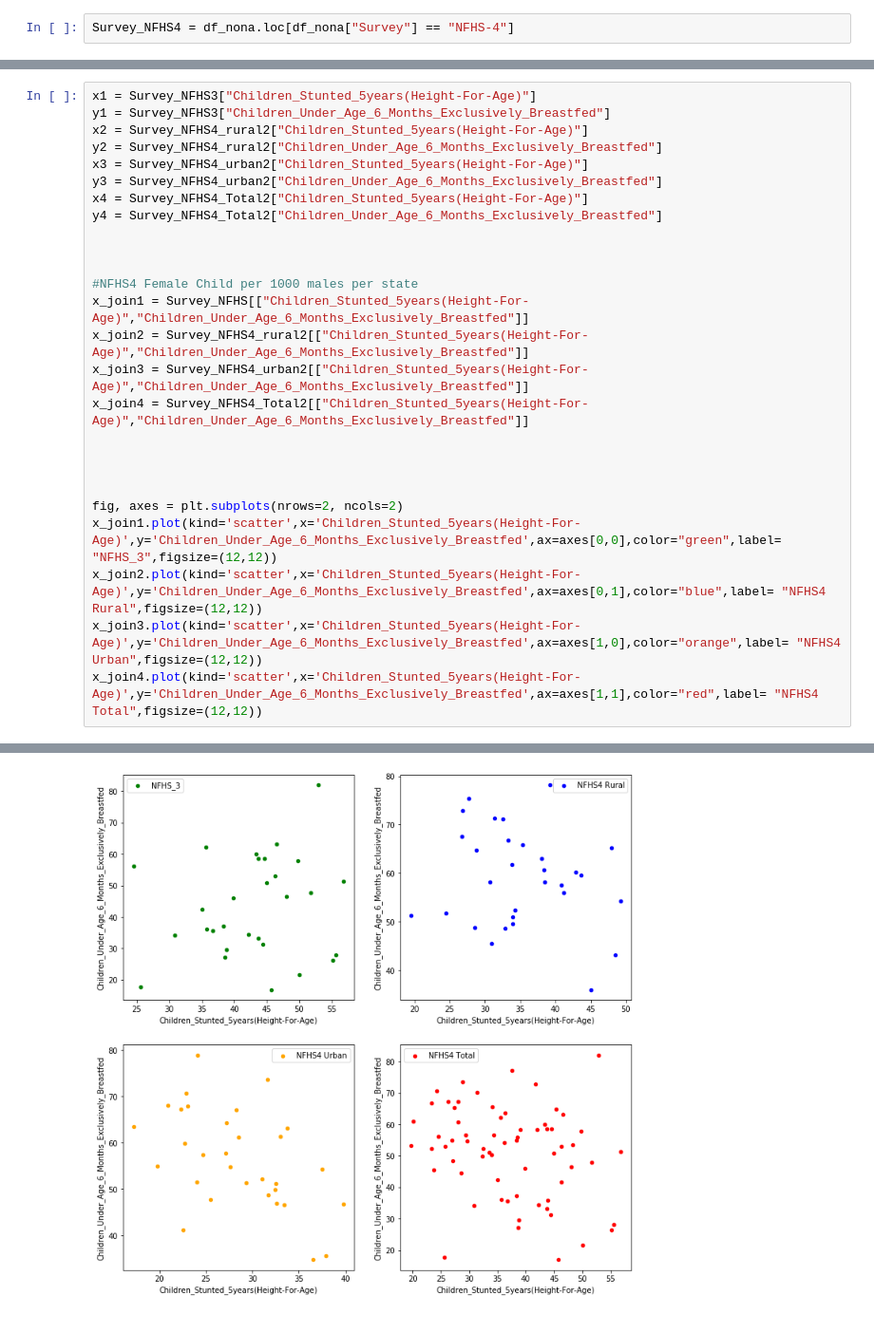
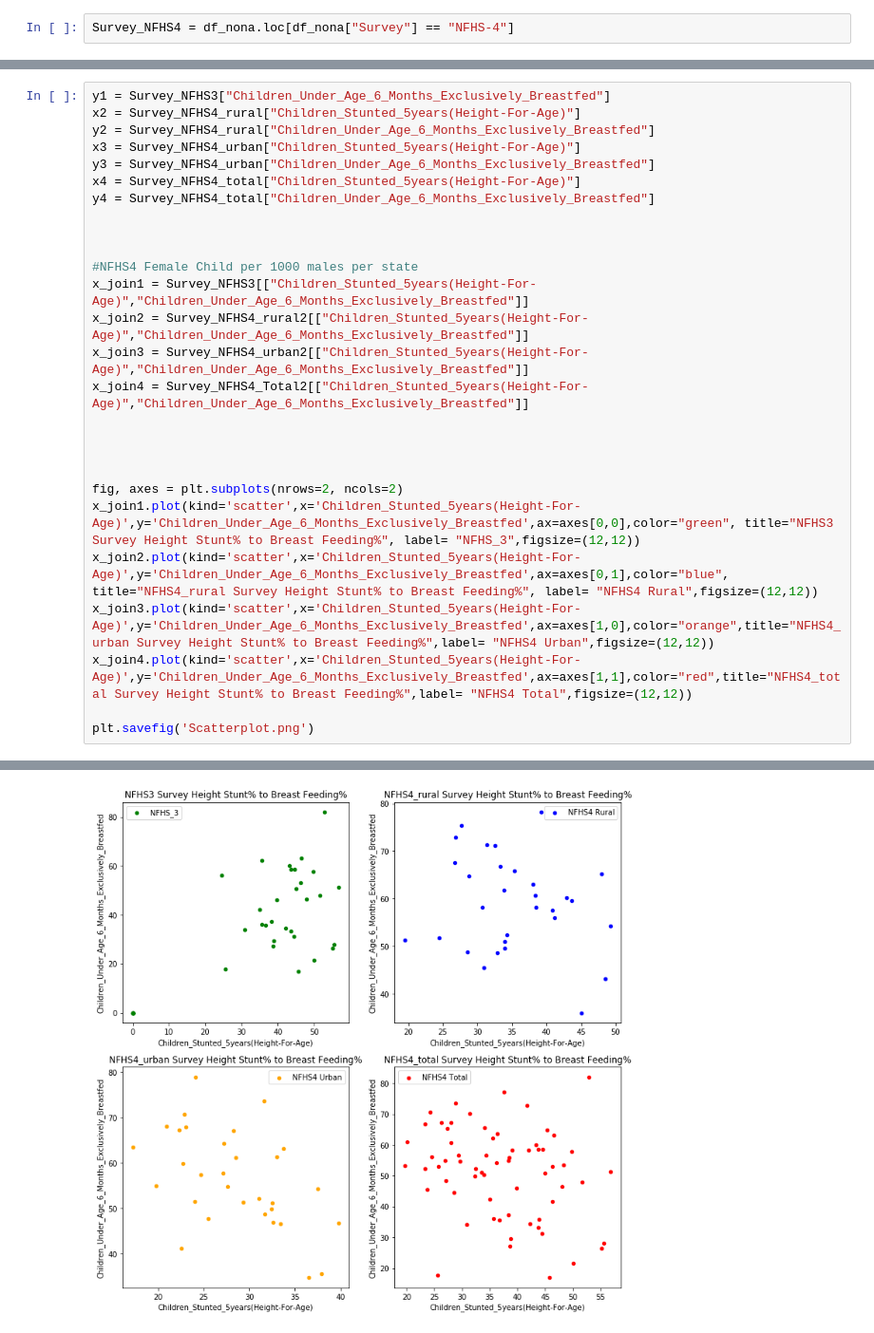
Before and after one commit to narayanan-nithya/Group_Project_Nutritional_Analysis_Of_Children_Under_Age_5, a Jupyter notebook: Visualization .ipynb, the cells around one changed output, grey strips where cells are left out. Shown at 95% size. Drawn from its saved outputs; the diff is of its cells as text.

```diff
--- a/Visualization .ipynb
+++ b/Visualization .ipynb
@@ -113,17 +138,16 @@ Bottomverustop.plot(kind="bar")
 # %%
-x1 = Survey_NFHS3["Children_Stunted_5years(Height-For-Age)"]
 y1 = Survey_NFHS3["Children_Under_Age_6_Months_Exclusively_Breastfed"]
-x2 = Survey_NFHS4_rural2["Children_Stunted_5years(Height-For-Age)"]
-y2 = Survey_NFHS4_rural2["Children_Under_Age_6_Months_Exclusively_Breastfed"]
-x3 = Survey_NFHS4_urban2["Children_Stunted_5years(Height-For-Age)"]
-y3 = Survey_NFHS4_urban2["Children_Under_Age_6_Months_Exclusively_Breastfed"]
-x4 = Survey_NFHS4_Total2["Children_Stunted_5years(Height-For-Age)"]
-y4 = Survey_NFHS4_Total2["Children_Under_Age_6_Months_Exclusively_Breastfed"]
+x2 = Survey_NFHS4_rural["Children_Stunted_5years(Height-For-Age)"]
+y2 = Survey_NFHS4_rural["Children_Under_Age_6_Months_Exclusively_Breastfed"]
+x3 = Survey_NFHS4_urban["Children_Stunted_5years(Height-For-Age)"]
+y3 = Survey_NFHS4_urban["Children_Under_Age_6_Months_Exclusively_Breastfed"]
+x4 = Survey_NFHS4_total["Children_Stunted_5years(Height-For-Age)"]
+y4 = Survey_NFHS4_total["Children_Under_Age_6_Months_Exclusively_Breastfed"]
 
 
 
 #NFHS4 Female Child per 1000 males per state
-x_join1 = Survey_NFHS[["Children_Stunted_5years(Height-For-Age)","Children_Under_Age_6_Months_Exclusively_Breastfed"]]
+x_join1 = Survey_NFHS3[["Children_Stunted_5years(Height-For-Age)","Children_Under_Age_6_Months_Exclusively_Breastfed"]]
 x_join2 = Survey_NFHS4_rural2[["Children_Stunted_5years(Height-For-Age)","Children_Under_Age_6_Months_Exclusively_Breastfed"]]
 x_join3 = Survey_NFHS4_urban2[["Children_Stunted_5years(Height-For-Age)","Children_Under_Age_6_Months_Exclusively_Breastfed"]]
 x_join4 = Survey_NFHS4_Total2[["Children_Stunted_5years(Height-For-Age)","Children_Under_Age_6_Months_Exclusively_Breastfed"]]
@@ -132,8 +156,10 @@ x_join4 = Survey_NFHS4_Total2[["Children_Stunted_5years(Height-For-Age)","Childr
 
 
 fig, axes = plt.subplots(nrows=2, ncols=2)
-x_join1.plot(kind='scatter',x='Children_Stunted_5years(Height-For-Age)',y='Children_Under_Age_6_Months_Exclusively_Breastfed',ax=axes[0,0],color="green",label= "NFHS_3",figsize=(12,12))
-x_join2.plot(kind='scatter',x='Children_Stunted_5years(Height-For-Age)',y='Children_Under_Age_6_Months_Exclusively_Breastfed',ax=axes[0,1],color="blue",label= "NFHS4 Rural",figsize=(12,12))
-x_join3.plot(kind='scatter',x='Children_Stunted_5years(Height-For-Age)',y='Children_Under_Age_6_Months_Exclusively_Breastfed',ax=axes[1,0],color="orange",label= "NFHS4 Urban",figsize=(12,12))
-x_join4.plot(kind='scatter',x='Children_Stunted_5years(Height-For-Age)',y='Children_Under_Age_6_Months_Exclusively_Breastfed',ax=axes[1,1],color="red",label= "NFHS4 Total",figsize=(12,12))
+x_join1.plot(kind='scatter',x='Children_Stunted_5years(Height-For-Age)',y='Children_Under_Age_6_Months_Exclusively_Breastfed',ax=axes[0,0],color="green", title="NFHS3 Survey Height Stunt% to Breast Feeding%", label= "NFHS_3",figsize=(12,12))
+x_join2.plot(kind='scatter',x='Children_Stunted_5years(Height-For-Age)',y='Children_Under_Age_6_Months_Exclusively_Breastfed',ax=axes[0,1],color="blue", title="NFHS4_rural Survey Height Stunt% to Breast Feeding%", label= "NFHS4 Rural",figsize=(12,12))
+x_join3.plot(kind='scatter',x='Children_Stunted_5years(Height-For-Age)',y='Children_Under_Age_6_Months_Exclusively_Breastfed',ax=axes[1,0],color="orange",title="NFHS4_urban Survey Height Stunt% to Breast Feeding%",label= "NFHS4 Urban",figsize=(12,12))
+x_join4.plot(kind='scatter',x='Children_Stunted_5years(Height-For-Age)',y='Children_Under_Age_6_Months_Exclusively_Breastfed',ax=axes[1,1],color="red",title="NFHS4_total Survey Height Stunt% to Breast Feeding%",label= "NFHS4 Total",figsize=(12,12))
+
+plt.savefig('Scatterplot.png')
 # %% [output]
@@ -141,2 +166,2 @@ x_join4.plot(kind='scatter',x='Children_Stunted_5years(Height-For-Age)',y='Child
-[figure, old version]
+[figure, new version]
 # %%
```
Also changed, not shown: parts of 18 cells of this notebook, 10 other files.
